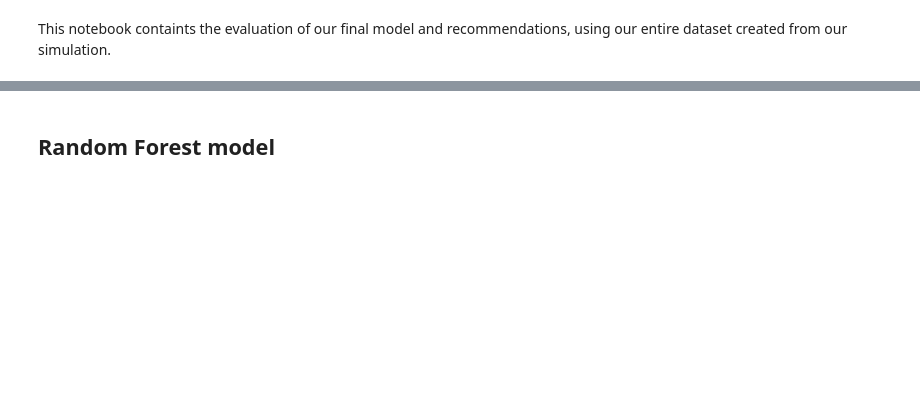
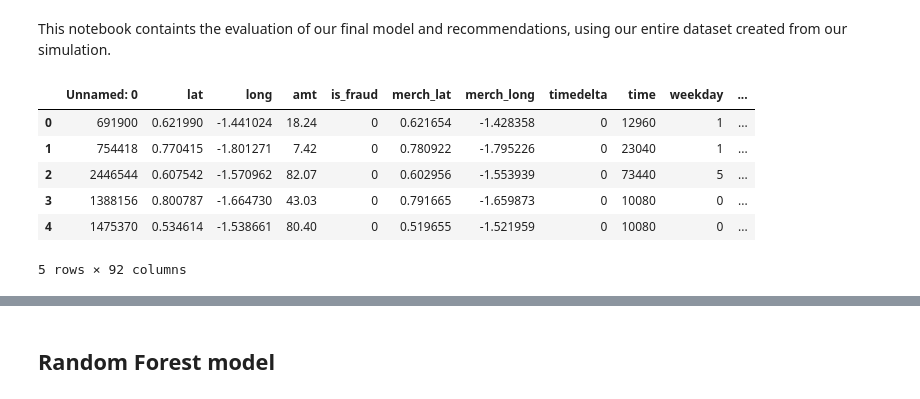
Before and after one commit to alexwalshml/dsir_project4, a Jupyter notebook: notebooks/Final_model.ipynb, the cells around one changed output, grey strips where cells are left out. Saved outputs shown, nothing was run; the diff lists cells and outputs as text; code cells hidden in the pictures; blank space fills up the shorter version.

```diff
--- a/notebooks/Final_model.ipynb
+++ b/notebooks/Final_model.ipynb
@@ -29,7 +29,15 @@ from sklearn.metrics import make_scorer, precision_recall_fscore_support
 import warnings
 warnings.filterwarnings('ignore')
 # %%
-df = pd.read_csv('../data/preprocessed_subsample_100k.csv')
+df = pd.read_csv('data/preprocessed_data.csv')
 df.head()
+# %% [output]
+|  | Unnamed: 0 | lat | long | amt | is_fraud | merch_lat | merch_long | timedelta | time | weekday | ... |
+| 0 | 691900 | 0.621990 | -1.441024 | 18.24 | 0 | 0.621654 | -1.428358 | 0 | 12960 | 1 | ... |
+| 1 | 754418 | 0.770415 | -1.801271 | 7.42 | 0 | 0.780922 | -1.795226 | 0 | 23040 | 1 | ... |
+| 2 | 2446544 | 0.607542 | -1.570962 | 82.07 | 0 | 0.602956 | -1.553939 | 0 | 73440 | 5 | ... |
+| 3 | 1388156 | 0.800787 | -1.664730 | 43.03 | 0 | 0.791665 | -1.659873 | 0 | 10080 | 0 | ... |
+| 4 | 1475370 | 0.534614 | -1.538661 | 80.40 | 0 | 0.519655 | -1.521959 | 0 | 10080 | 0 | ... |
+5 rows × 92 columns
 # %%
 # drop the probability density feature for now
```
Also changed, not shown: parts of 14 cells of this notebook, 1 other file.
